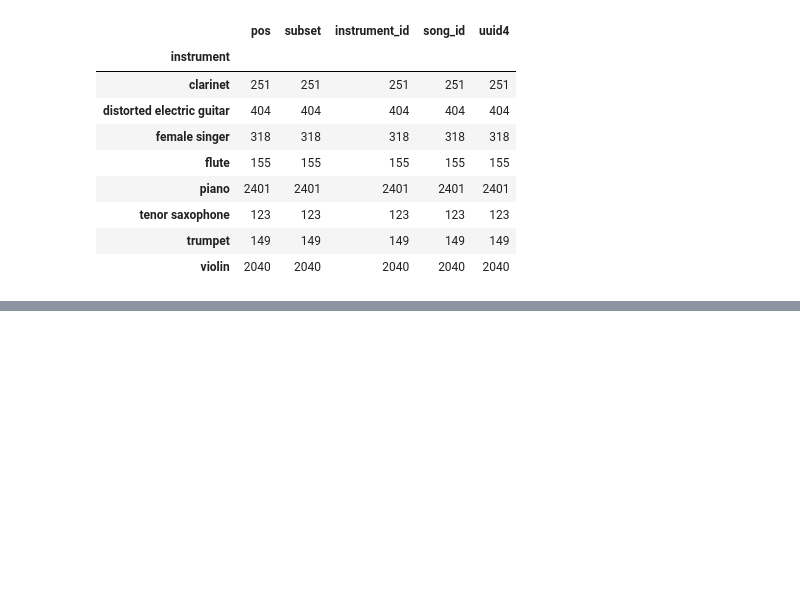
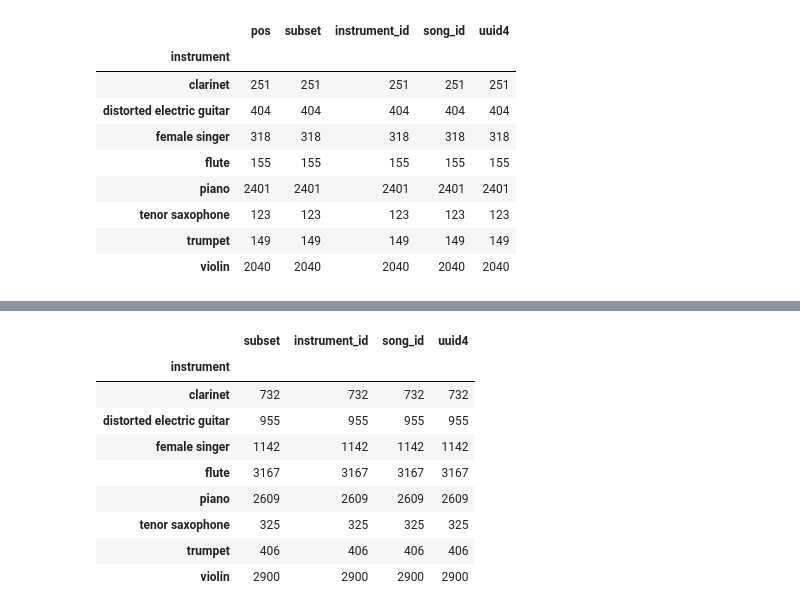
Before and after one commit to imferrer/music_box, a Jupyter notebook: Code/instrument_processing.ipynb, the cells around one changed output, grey strips where cells are left out. Drawn from its saved outputs; the diff is of its cells as text; code cells hidden in the pictures; blank space fills up the shorter version.

```diff
--- a/Code/instrument_processing.ipynb
+++ b/Code/instrument_processing.ipynb
@@ -123,2 +114,2 @@ df_val = pd.read_csv('~/documents/data/audio/medley/csv/Medley-solos-DB_metadata
 # %%
-df_test = pd.read_csv('~/documents/data/audio/medley/csv/Medley-solos-DB_metadata_test.csv')
+df_test = pd.read_csv('~/documents/data/audio/medley/csv/Medley-solos-DB_metadata_test.csv',index_col=0)
@@ -129,2 +115,0 @@ df_val.rename(columns={'Unnamed: 0':'pos'},inplace=True)
-# %%
-df_test.rename(columns={'Unnamed: 0':'pos'},inplace=True)
@@ -244,0 +250,13 @@ Function for loading the files with librosa
+# %%
+df_test.groupby(['instrument']).count()
+# %% [output]
+|  | subset | instrument_id | song_id | uuid4 |
+| instrument |  |  |  |  |
+| clarinet | 732 | 732 | 732 | 732 |
+| distorted electric guitar | 955 | 955 | 955 | 955 |
+| female singer | 1142 | 1142 | 1142 | 1142 |
+| flute | 3167 | 3167 | 3167 | 3167 |
+| piano | 2609 | 2609 | 2609 | 2609 |
+| tenor saxophone | 325 | 325 | 325 | 325 |
+| trumpet | 406 | 406 | 406 | 406 |
+| violin | 2900 | 2900 | 2900 | 2900 |
```
Also changed, not shown: parts of 140 cells of this notebook, 5 other files.
